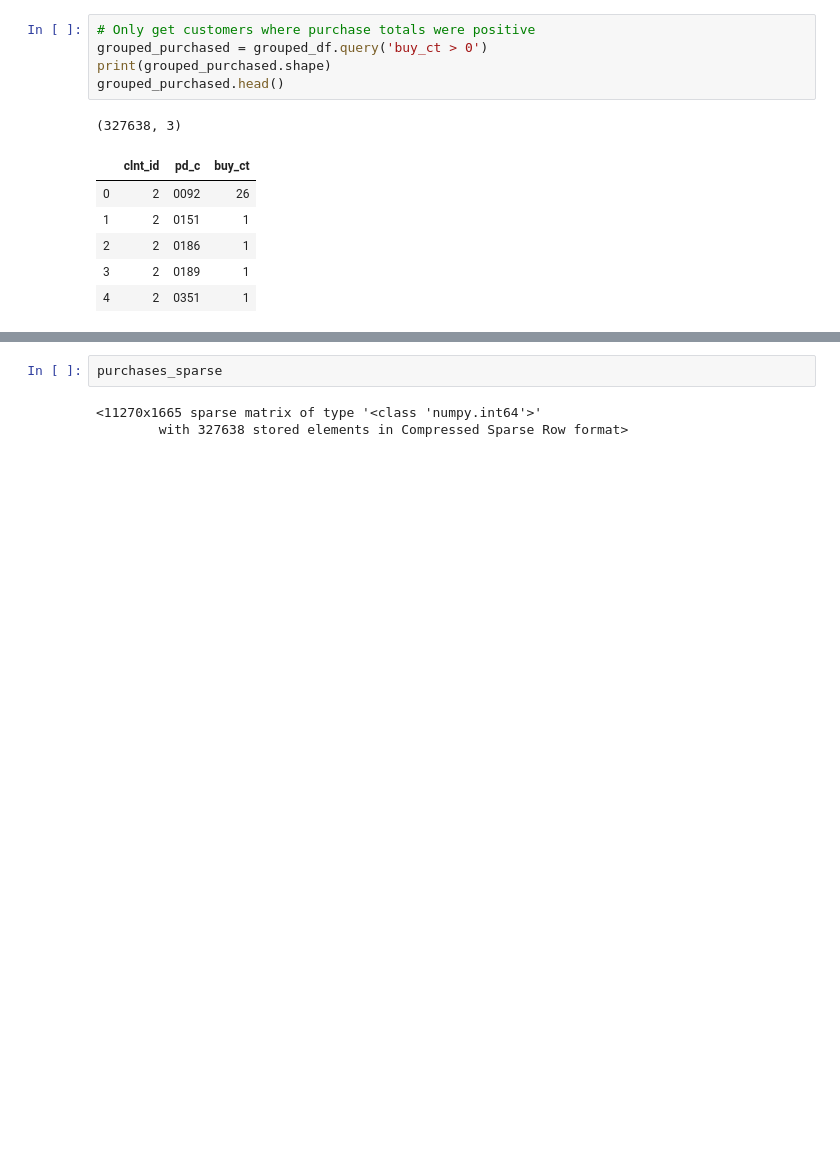
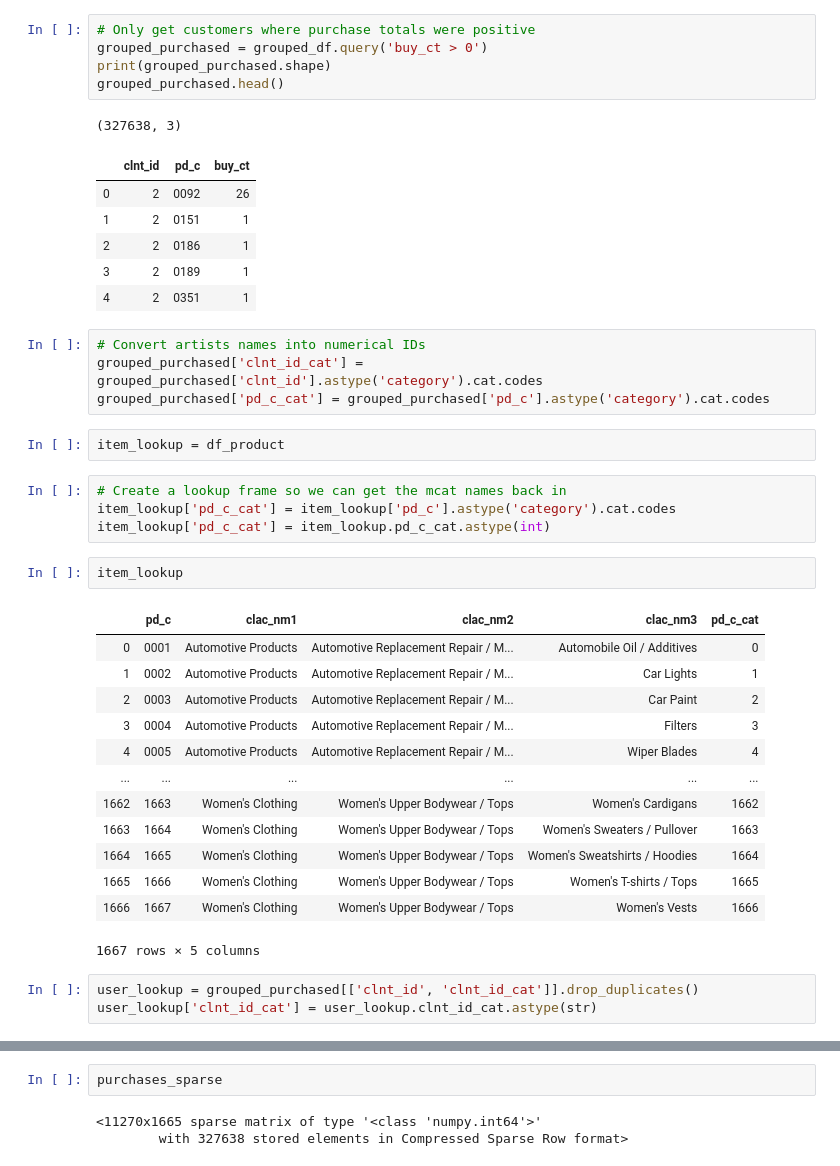
Before and after one commit to hojisu/recommendation-project, a Jupyter notebook: Alternating-Least-Squares-Copy1.ipynb, the cells around one changed output, grey strips where cells are left out. Drawn from its saved outputs; the diff is of its cells as text; blank space fills up the shorter version.

```diff
--- a/Alternating-Least-Squares-Copy1.ipynb
+++ b/Alternating-Least-Squares-Copy1.ipynb
@@ -82,3 +82,32 @@ grouped_purchased.head()
 | 2 | 2 | 0186 | 1 |
 | 3 | 2 | 0189 | 1 |
 | 4 | 2 | 0351 | 1 |
+# %%
+# Convert artists names into numerical IDs
+grouped_purchased['clnt_id_cat'] = grouped_purchased['clnt_id'].astype('category').cat.codes
+grouped_purchased['pd_c_cat'] = grouped_purchased['pd_c'].astype('category').cat.codes
+# %%
+item_lookup = df_product
+# %%
+# Create a lookup frame so we can get the mcat names back in
+item_lookup['pd_c_cat'] = item_lookup['pd_c'].astype('category').cat.codes
+item_lookup['pd_c_cat'] = item_lookup.pd_c_cat.astype(int)
+# %%
+item_lookup
+# %% [output]
+|  | pd_c | clac_nm1 | clac_nm2 | clac_nm3 | pd_c_cat |
+| 0 | 0001 | Automotive Products | Automotive Replacement Repair / M... | Automobile Oil / Additives | 0 |
+| 1 | 0002 | Automotive Products | Automotive Replacement Repair / M... | Car Lights | 1 |
+| 2 | 0003 | Automotive Products | Automotive Replacement Repair / M... | Car Paint | 2 |
+| 3 | 0004 | Automotive Products | Automotive Replacement Repair / M... | Filters | 3 |
+| 4 | 0005 | Automotive Products | Automotive Replacement Repair / M... | Wiper Blades | 4 |
+| ... | ... | ... | ... | ... | ... |
+| 1662 | 1663 | Women's Clothing | Women's Upper Bodywear / Tops | Women's Cardigans | 1662 |
+| 1663 | 1664 | Women's Clothing | Women's Upper Bodywear / Tops | Women's Sweaters / Pullover | 1663 |
+| 1664 | 1665 | Women's Clothing | Women's Upper Bodywear / Tops | Women's Sweatshirts / Hoodies | 1664 |
+| 1665 | 1666 | Women's Clothing | Women's Upper Bodywear / Tops | Women's T-shirts / Tops | 1665 |
+| 1666 | 1667 | Women's Clothing | Women's Upper Bodywear / Tops | Women's Vests | 1666 |
+1667 rows × 5 columns
+# %%
+user_lookup = grouped_purchased[['clnt_id', 'clnt_id_cat']].drop_duplicates()
+user_lookup['clnt_id_cat'] = user_lookup.clnt_id_cat.astype(str)
```
Also changed, not shown: parts of 17 cells of this notebook.
